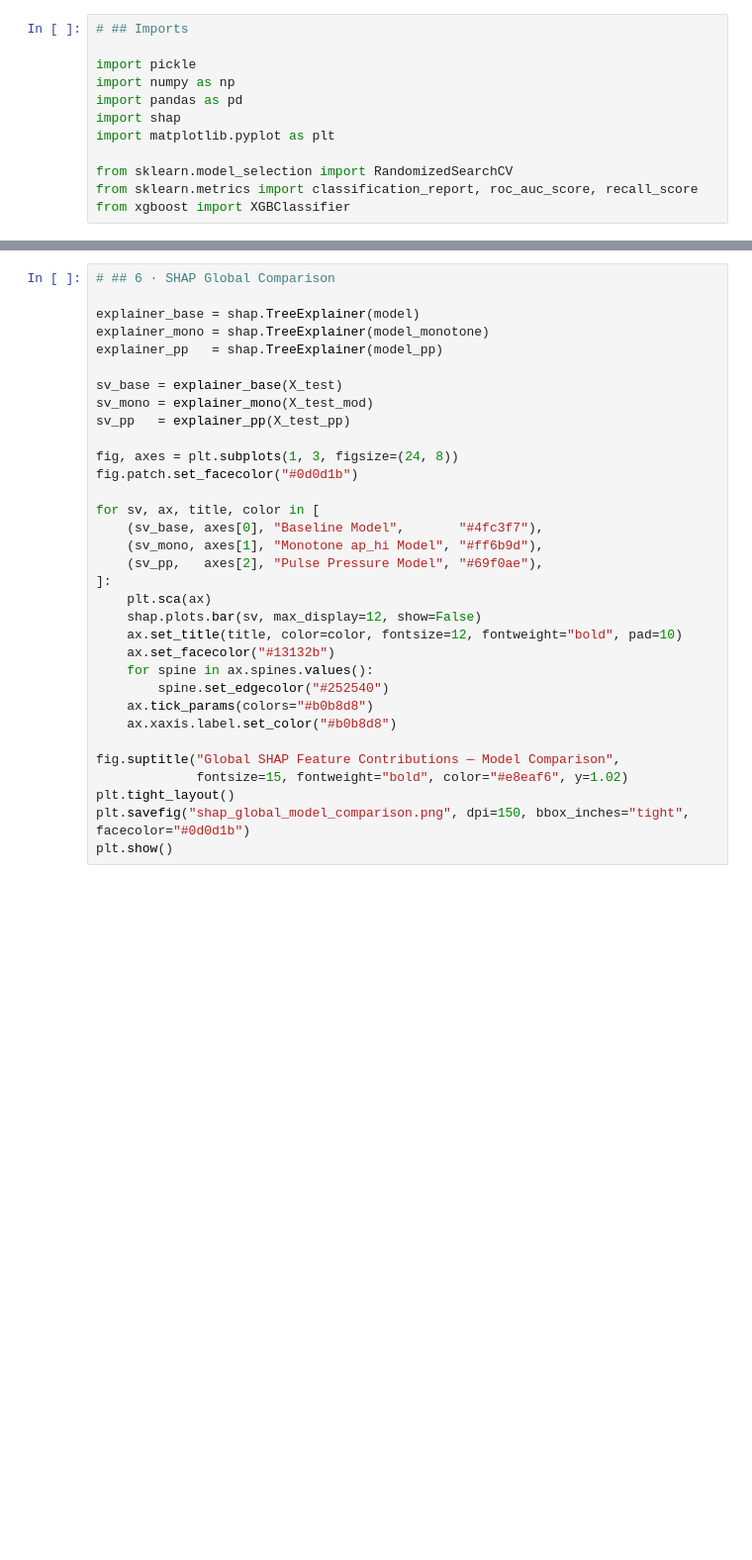
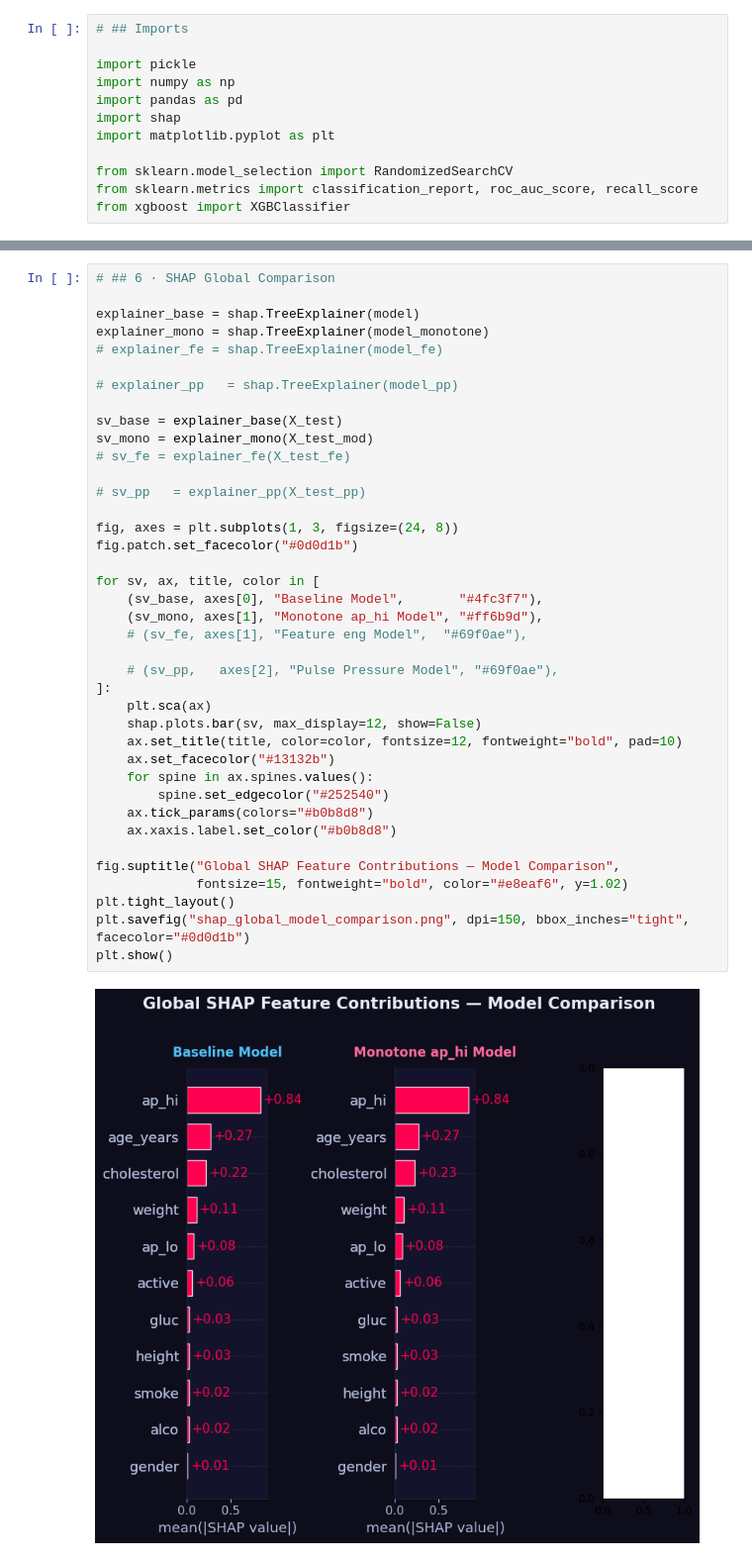
Before and after one commit to Kavisha612/Dissertation_ExplainableAI, a Jupyter notebook: models/models_cleaned_notebooks/model_refinement.ipynb, the cells around one changed output, grey strips where cells are left out. Shown at 99% size. Drawn from its saved outputs; the diff is of its cells as text; blank space fills up the shorter version.

```diff
--- a/models/models_cleaned_notebooks/model_refinement.ipynb
+++ b/models/models_cleaned_notebooks/model_refinement.ipynb
@@ -234,33 +277,41 @@ Saved: ../refined_models/cardio_xgb_fe.pkl
 # %%
 # ## 6 · SHAP Global Comparison
 
 explainer_base = shap.TreeExplainer(model)
 explainer_mono = shap.TreeExplainer(model_monotone)
-explainer_pp   = shap.TreeExplainer(model_pp)
+# explainer_fe = shap.TreeExplainer(model_fe)
+
+# explainer_pp   = shap.TreeExplainer(model_pp)
 
 sv_base = explainer_base(X_test)
 sv_mono = explainer_mono(X_test_mod)
-sv_pp   = explainer_pp(X_test_pp)
+# sv_fe = explainer_fe(X_test_fe)
+
+# sv_pp   = explainer_pp(X_test_pp)
 
 fig, axes = plt.subplots(1, 3, figsize=(24, 8))
 fig.patch.set_facecolor("#0d0d1b")
 
 for sv, ax, title, color in [
     (sv_base, axes[0], "Baseline Model",       "#4fc3f7"),
     (sv_mono, axes[1], "Monotone ap_hi Model", "#ff6b9d"),
-    (sv_pp,   axes[2], "Pulse Pressure Model", "#69f0ae"),
+    # (sv_fe, axes[1], "Feature eng Model",  "#69f0ae"),
+
+    # (sv_pp,   axes[2], "Pulse Pressure Model", "#69f0ae"),
 ]:
     plt.sca(ax)
     shap.plots.bar(sv, max_display=12, show=False)
     ax.set_title(title, color=color, fontsize=12, fontweight="bold", pad=10)
     ax.set_facecolor("#13132b")
     for spine in ax.spines.values():
         spine.set_edgecolor("#252540")
     ax.tick_params(colors="#b0b8d8")
     ax.xaxis.label.set_color("#b0b8d8")
 
 fig.suptitle("Global SHAP Feature Contributions — Model Comparison",
              fontsize=15, fontweight="bold", color="#e8eaf6", y=1.02)
 plt.tight_layout()
 plt.savefig("shap_global_model_comparison.png", dpi=150, bbox_inches="tight", facecolor="#0d0d1b")
 plt.show()
+# %% [output]
+[figure, added]
```
Also changed, not shown: parts of 6 cells of this notebook.
